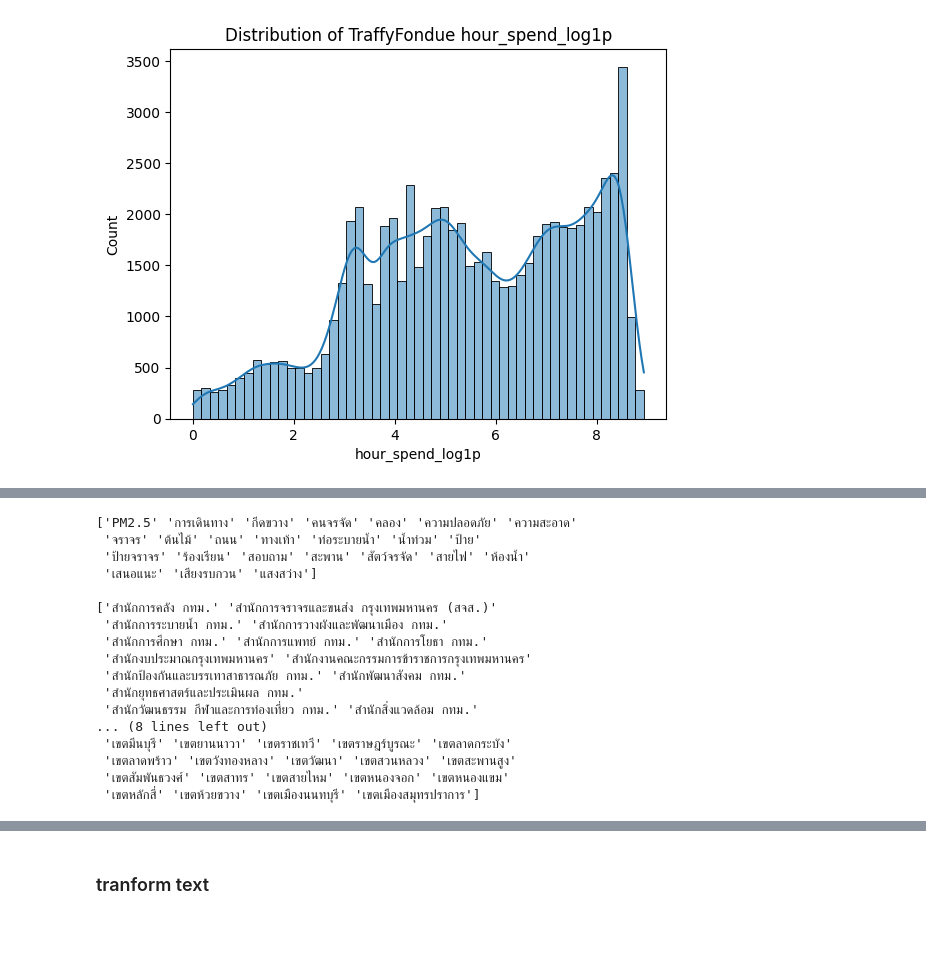
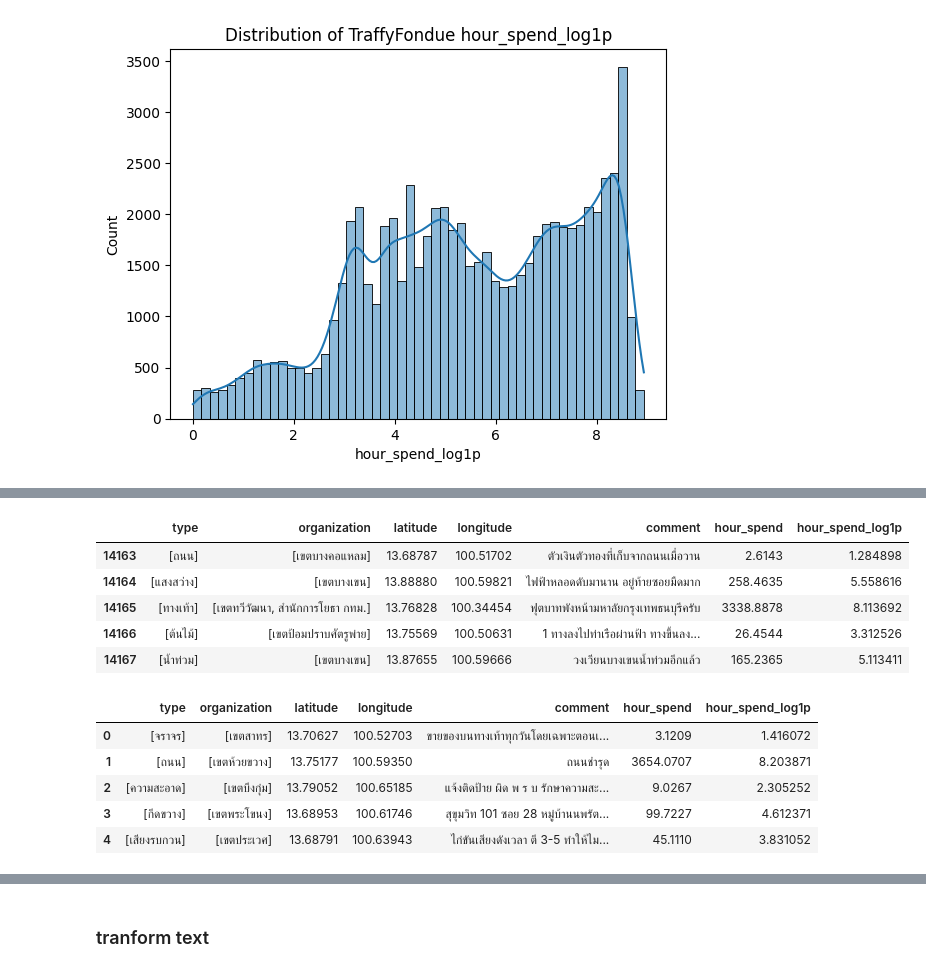
Before and after one commit to data-science-project-imaginary-data/Hour_spend_prediction, a Jupyter notebook: Traffyfondue_analysis.ipynb, the cells around one changed output, grey strips where cells are left out. Cells and saved outputs as stored; diff of their text form; code cells hidden in the pictures; blank space fills up the shorter version.

```diff
--- a/Traffyfondue_analysis.ipynb
+++ b/Traffyfondue_analysis.ipynb
@@ -315,22 +289,0 @@ org_features = org_mlb.fit_transform(cleaned_df['organization_set'])
-# %%
-print(type_mlb.classes_)
-print('')
-print(org_mlb.classes_)
-# %% [output]
-['PM2.5' 'การเดินทาง' 'กีดขวาง' 'คนจรจัด' 'คลอง' 'ความปลอดภัย' 'ความสะอาด'
- 'จราจร' 'ต้นไม้' 'ถนน' 'ทางเท้า' 'ท่อระบายน้ำ' 'น้ำท่วม' 'ป้าย'
- 'ป้ายจราจร' 'ร้องเรียน' 'สอบถาม' 'สะพาน' 'สัตว์จรจัด' 'สายไฟ' 'ห้องน้ำ'
- 'เสนอแนะ' 'เสียงรบกวน' 'แสงสว่าง']
-
-['สำนักการคลัง กทม.' 'สำนักการจราจรและขนส่ง กรุงเทพมหานคร (สจส.)'
- 'สำนักการระบายน้ำ กทม.' 'สำนักการวางผังและพัฒนาเมือง กทม.'
- 'สำนักการศึกษา กทม.' 'สำนักการแพทย์ กทม.' 'สำนักการโยธา กทม.'
- 'สำนักงบประมาณกรุงเทพมหานคร' 'สำนักงานคณะกรรมการข้าราชการกรุงเทพมหานคร'
- 'สำนักป้องกันและบรรเทาสาธารณภัย กทม.' 'สำนักพัฒนาสังคม กทม.'
- 'สำนักยุทธศาสตร์และประเมินผล กทม.'
- 'สำนักวัฒนธรรม กีฬาและการท่องเที่ยว กทม.' 'สำนักสิ่งแวดล้อม กทม.'
-... (8 lines left out)
- 'เขตมีนบุรี' 'เขตยานนาวา' 'เขตราชเทวี' 'เขตราษฎร์บูรณะ' 'เขตลาดกระบัง'
- 'เขตลาดพร้าว' 'เขตวังทองหลาง' 'เขตวัฒนา' 'เขตสวนหลวง' 'เขตสะพานสูง'
- 'เขตสัมพันธวงศ์' 'เขตสาทร' 'เขตสายไหม' 'เขตหนองจอก' 'เขตหนองแขม'
- 'เขตหลักสี่' 'เขตห้วยขวาง' 'เขตเมืองนนทบุรี' 'เขตเมืองสมุทรปราการ']
@@ -336,0 +296,21 @@ print(org_mlb.classes_)
+# %%
+data_test = pd.read_json('data/test.json')
+data_test = data_test.reset_index(drop=True)
+# %%
+data_test.tail()
+# %% [output]
+|  | type | organization | latitude | longitude | comment | hour_spend | hour_spend_log1p |
+| 14163 | [ถนน] | [เขตบางคอแหลม] | 13.68787 | 100.51702 | ตัวเงินตัวทองที่เก็บจากถนนเมื่อวาน | 2.6143 | 1.284898 |
+| 14164 | [แสงสว่าง] | [เขตบางเขน] | 13.88880 | 100.59821 | ไฟฟ้าหลอดดับมานาน อยู่ท้ายซอยมืดมาก | 258.4635 | 5.558616 |
+| 14165 | [ทางเท้า] | [เขตทวีวัฒนา, สำนักการโยธา กทม.] | 13.76828 | 100.34454 | ฟุตบาทพังหน้ามหาลัยกรุงเทพธนบุรีครับ | 3338.8878 | 8.113692 |
+| 14166 | [ต้นไม้] | [เขตป้อมปราบศัตรูพ่าย] | 13.75569 | 100.50631 | 1 ทางลงไปท่าเรือผ่านฟ้า ทางขึ้นลง... | 26.4544 | 3.312526 |
+| 14167 | [น้ำท่วม] | [เขตบางเขน] | 13.87655 | 100.59666 | วงเวียนบางเขนน้ำท่วมอีกแล้ว | 165.2365 | 5.113411 |
+# %%
+data_train.head()
+# %% [output]
+|  | type | organization | latitude | longitude | comment | hour_spend | hour_spend_log1p |
+| 0 | [จราจร] | [เขตสาทร] | 13.70627 | 100.52703 | ขายของบนทางเท้าทุกวันโดยเฉพาะตอนเ... | 3.1209 | 1.416072 |
+| 1 | [ถนน] | [เขตห้วยขวาง] | 13.75177 | 100.59350 | ถนนชำรุด | 3654.0707 | 8.203871 |
+| 2 | [ความสะอาด] | [เขตบึงกุ่ม] | 13.79052 | 100.65185 | แจ้งติดป้าย ผิด พ ร บ รักษาความสะ... | 9.0267 | 2.305252 |
+| 3 | [กีดขวาง] | [เขตพระโขนง] | 13.68953 | 100.61746 | สุขุมวิท 101 ซอย 28 หมู่บ้านนพรัต... | 99.7227 | 4.612371 |
+| 4 | [เสียงรบกวน] | [เขตประเวศ] | 13.68791 | 100.63943 | ไก่ขันเสียงดังเวลา ตี 3-5 ทำให้ไม... | 45.1110 | 3.831052 |
```
Also changed, not shown: parts of 39 cells of this notebook.
